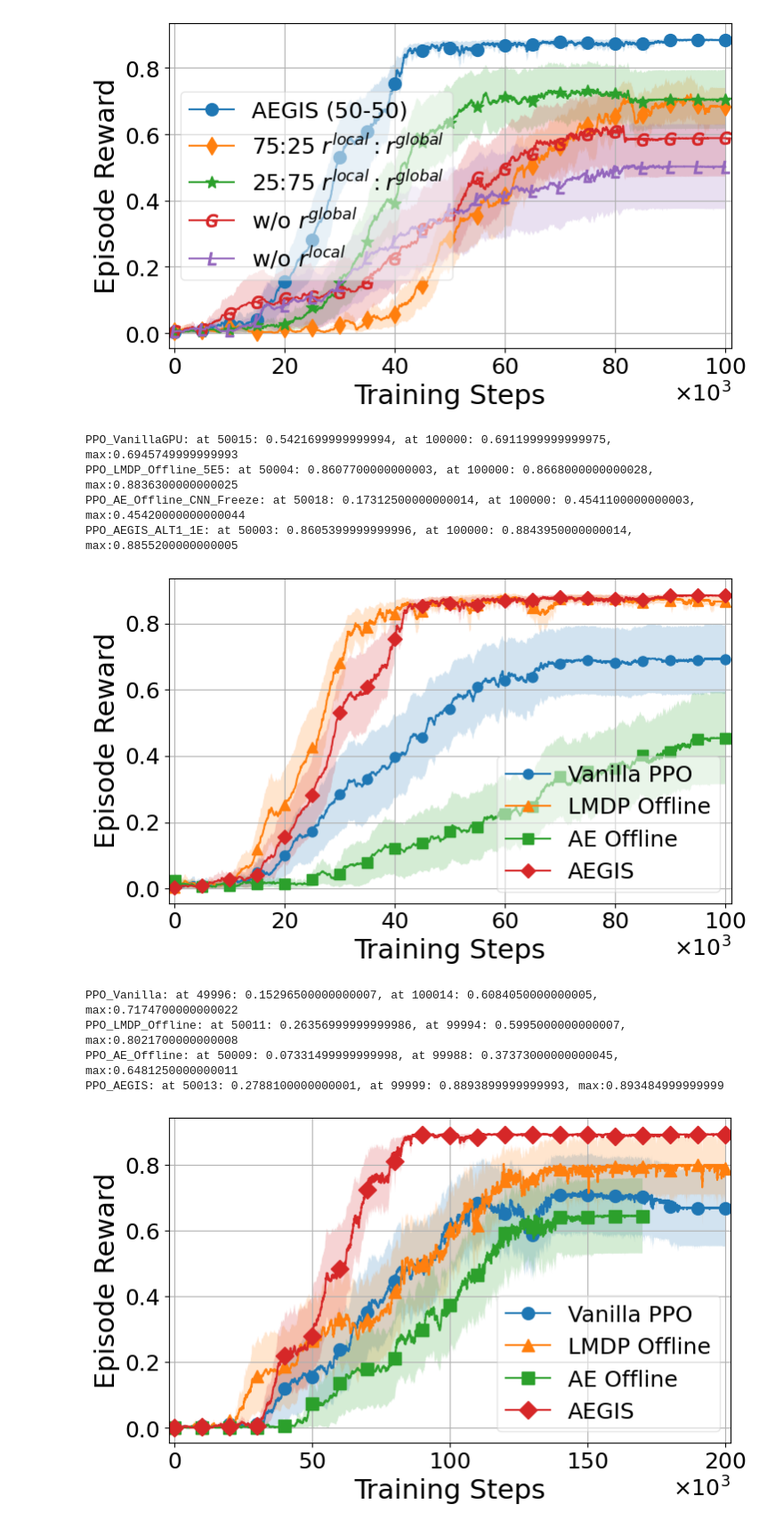
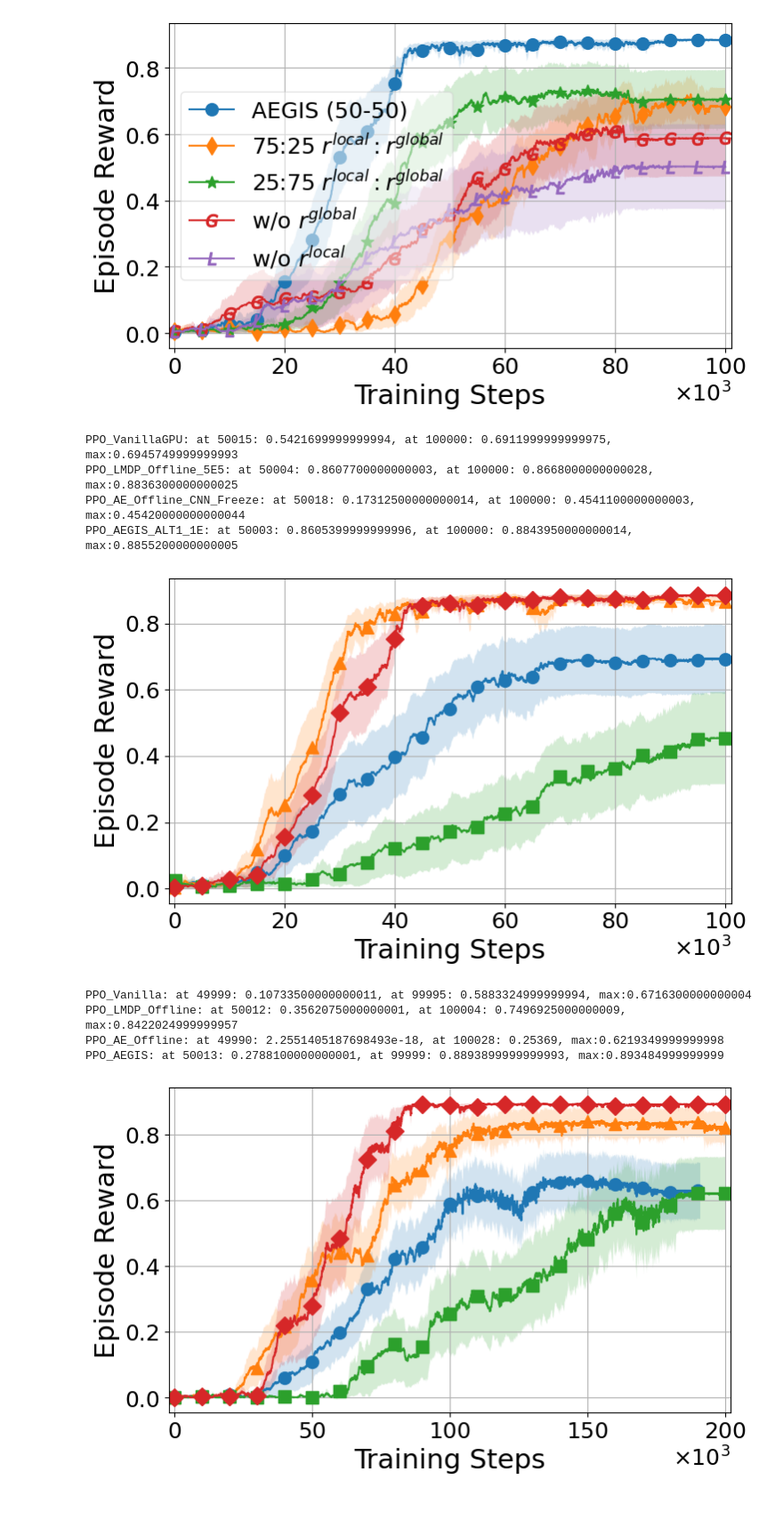
Before and after one commit to achouliaras/state_space_exploration, a Jupyter notebook: plot_results_for_paper.ipynb, the cells around one changed output. Shown: that part at 89% size. Drawn from its saved outputs; the diff is of its cells as text; code cells hidden in the pictures.

```diff
--- a/plot_results_for_paper.ipynb
+++ b/plot_results_for_paper.ipynb
@@ -66,7 +66,7 @@ def plot_results(experiments, titles, stats, steps_stats, markers, markevery, yl
     plt.ylabel(ylabel)
     # plt.title(title)
     # plt.legend(loc=loc, bbox_to_anchor=(-0.01, 1.02), ncol=1, framealpha=0.5)
-    plt.legend(loc=loc, ncol=1, framealpha=0.5)
+    if loc is not None: plt.legend(loc=loc, ncol=1, framealpha=0.5)
     plt.grid(True)
     plt.tight_layout()
     plt.savefig(filename+".png")
@@ -348,14 +348,14 @@ plt.rcParams.update({
 
 # Plot episode rewards
 plot_results(experiments, titles, episode_rewards_stats, steps_stats, markers, 5000,
-             'Episode Reward', 'Ablation study on buffer size B and intrinsic reward weights', loc='lower right',
+             'Episode Reward', 'Ablation study on buffer size B and intrinsic reward weights', loc=None,
              filename="aegis_comparative_reward", window_size=20)
 # %% [output]
 PPO_VanillaGPU: at 50015: 0.5421699999999994, at 100000: 0.6911999999999975, max:0.6945749999999993
 PPO_LMDP_Offline_5E5: at 50004: 0.8607700000000003, at 100000: 0.8668000000000028, max:0.8836300000000025
 PPO_AE_Offline_CNN_Freeze: at 50018: 0.17312500000000014, at 100000: 0.4541100000000003, max:0.45420000000000044
 PPO_AEGIS_ALT1_1E: at 50003: 0.8605399999999996, at 100000: 0.8843950000000014, max:0.8855200000000005
-[figure, old version]
+[figure, new version]
 # %%
 # Define the base directory and experiment names
 base_dir = "results/State-Vis-Pretraining/MiniGrid/DistShift2-v0"
@@ -374,7 +374,7 @@ titles =  ["Vanilla PPO",
 
 markers = ['o', '^', 's', 'D', 'h', 'X', 'P', 'p']
 # Define the number of seeds
-num_seeds = 10
+num_seeds = [20, 20, 10, 10]  # Different number of seeds for each experiment
 
 # Initialize dictionaries to store data
 episode_rewards = {exp: [] for exp in experiments}
@@ -382,40 +382,41 @@ episode_lengths = {exp: [] for exp in experiments}
 steps = {exp: [] for exp in experiments}  # To store step numbers
 
 # Read data from CSV files
-for exp in experiments:
-    for seed in range(1, num_seeds + 1):
+for i, exp in enumerate(experiments):
+    for seed in range(1, num_seeds[i] + 1):
+        # print(f"Reading {exp} with seed {seed}")
         file_path = os.path.join(base_dir, exp, f"seed-{seed}", "train.csv")
         if os.path.exists(file_path):
             df = pd.read_csv(file_path)
             episode_rewards[exp].append(df['true_episode_reward'])
             episode_lengths[exp].append(df['episode_length'])
             steps[exp].append(df['step'].values)  # Read step numbers
         else:
             print(f"File not found: {file_path}")
 
 aligned_episode_rewards = {exp: align_data(episode_rewards[exp]) for exp in experiments}
 aligned_episode_lengths = {exp: align_data(episode_lengths[exp]) for exp in experiments}
 aligned_steps = {exp: align_data(steps[exp]) for exp in experiments}
 
 episode_rewards_stats = {exp: compute_stats(aligned_episode_rewards[exp]) for exp in experiments}
 episode_lengths_stats = {exp: compute_stats(aligned_episode_lengths[exp]) for exp in experiments}
 steps_stats = {exp: compute_stats(aligned_steps[exp]) for exp in experiments}
 
 plt.rcParams.update({
     'font.size': 22,           # Default text size
     'axes.labelsize': 22,      # Axis labels size
     'xtick.labelsize': 18,     # X-axis tick labels
     'ytick.labelsize': 18,     # Y-axis tick labels
     'legend.fontsize': 18,     # Legend text size
 })
 
 # Plot episode rewards
 plot_results(experiments, titles, episode_rewards_stats, steps_stats, markers, 10000,
-             'Episode Reward', 'Ablation study on buffer size B and intrinsic reward weights', loc='lower right',
+             'Episode Reward', 'Ablation study on buffer size B and intrinsic reward weights', loc=None,
              filename="aegis_comparative_reward_2", window_size=20)
 # %% [output]
-PPO_Vanilla: at 49996: 0.15296500000000007, at 100014: 0.6084050000000005, max:0.7174700000000022
-PPO_LMDP_Offline: at 50011: 0.26356999999999986, at 99994: 0.5995000000000007, max:0.8021700000000008
-PPO_AE_Offline: at 50009: 0.07331499999999998, at 99988: 0.37373000000000045, max:0.6481250000000011
+PPO_Vanilla: at 49999: 0.10733500000000011, at 99995: 0.5883324999999994, max:0.6716300000000004
+PPO_LMDP_Offline: at 50012: 0.3562075000000001, at 100004: 0.7496925000000009, max:0.8422024999999957
+PPO_AE_Offline: at 49990: 2.2551405187698493e-18, at 100028: 0.25369, max:0.6219349999999998
 PPO_AEGIS: at 50013: 0.2788100000000001, at 99999: 0.8893899999999993, max:0.893484999999999
-[figure, old version]
+[figure, new version]
```
Also changed, not shown: parts of 1 cell of this notebook, 14 other files.
